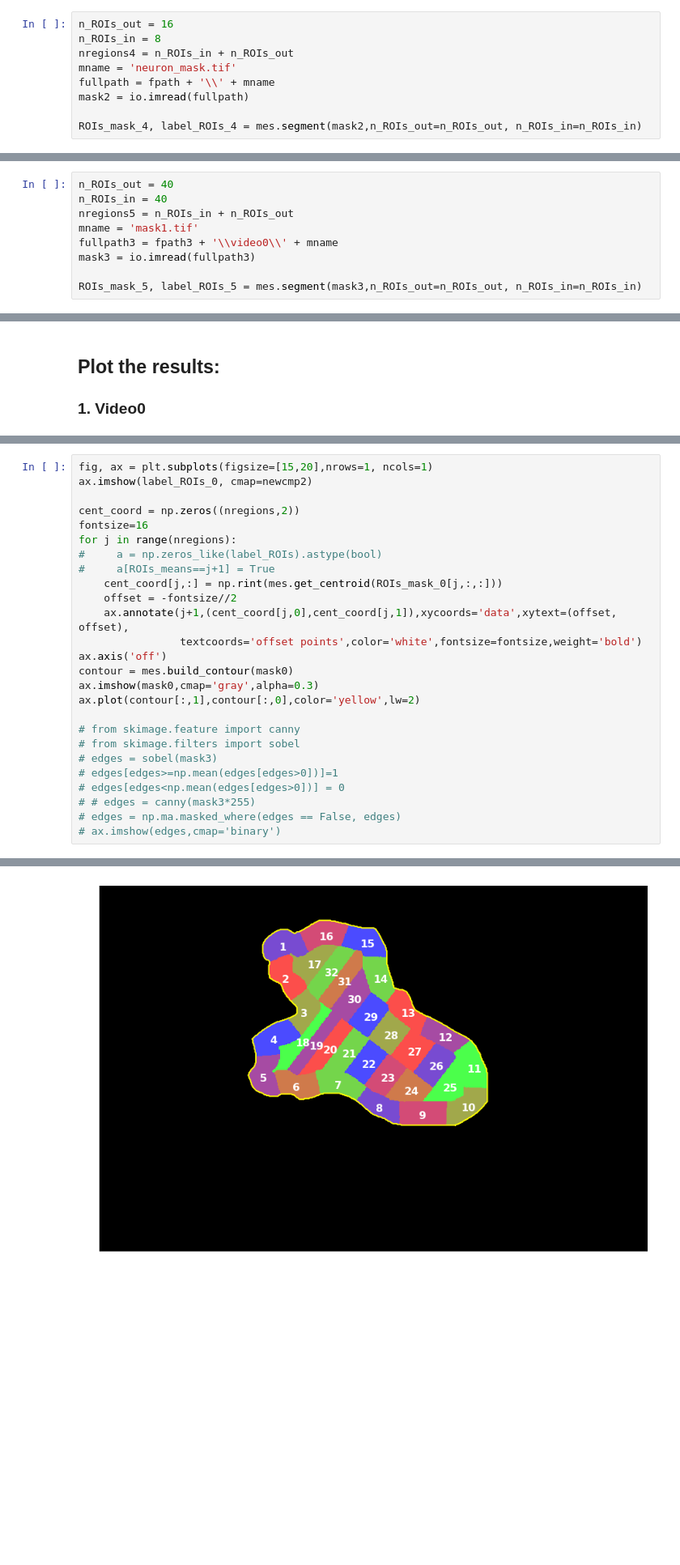
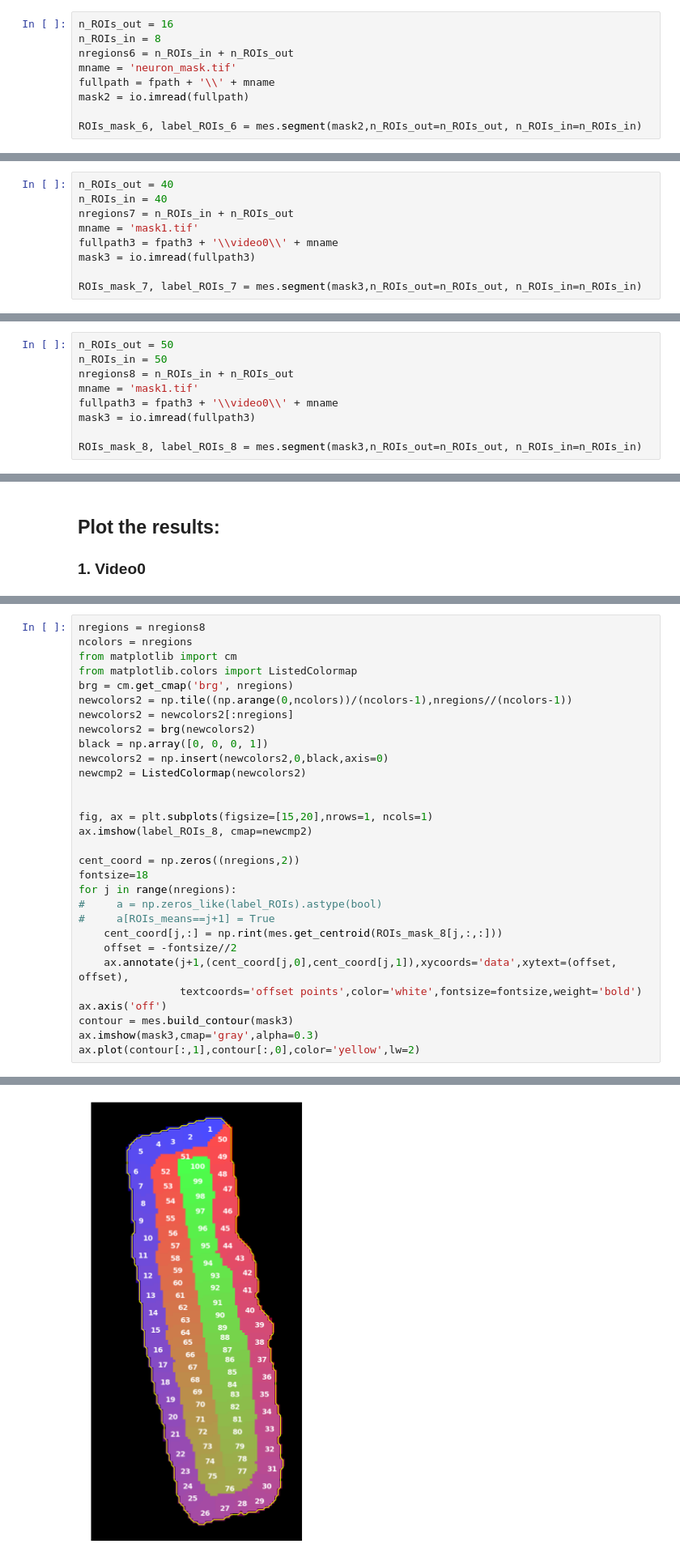
Before and after one commit to zoccoler/metroid, a Jupyter notebook: Examples/Example_MES_Other_cells.ipynb, the cells around one changed output, grey strips where cells are left out. Shown: that part at 81% size. Drawn from its saved outputs; the diff is of its cells as text; blank space fills up the shorter version.

```diff
--- a/Examples/Example_MES_Other_cells.ipynb
+++ b/Examples/Example_MES_Other_cells.ipynb
@@ -81,10 +106,10 @@ ROIs_mask_3, label_ROIs_3 = mes.segment(mask1,n_ROIs_out=n_ROIs_out, n_ROIs_in=n
 # %%
 n_ROIs_out = 16
 n_ROIs_in = 8
-nregions4 = n_ROIs_in + n_ROIs_out
+nregions6 = n_ROIs_in + n_ROIs_out
 mname = 'neuron_mask.tif'
 fullpath = fpath + '\\' + mname
 mask2 = io.imread(fullpath)
 
-ROIs_mask_4, label_ROIs_4 = mes.segment(mask2,n_ROIs_out=n_ROIs_out, n_ROIs_in=n_ROIs_in)
+ROIs_mask_6, label_ROIs_6 = mes.segment(mask2,n_ROIs_out=n_ROIs_out, n_ROIs_in=n_ROIs_in)
 # %% [output]
@@ -92,10 +118,10 @@ ROIs_mask_4, label_ROIs_4 = mes.segment(mask2,n_ROIs_out=n_ROIs_out, n_ROIs_in=n
 # %%
 n_ROIs_out = 40
 n_ROIs_in = 40
-nregions5 = n_ROIs_in + n_ROIs_out
+nregions7 = n_ROIs_in + n_ROIs_out
 mname = 'mask1.tif'
 fullpath3 = fpath3 + '\\video0\\' + mname
 mask3 = io.imread(fullpath3)
 
-ROIs_mask_5, label_ROIs_5 = mes.segment(mask3,n_ROIs_out=n_ROIs_out, n_ROIs_in=n_ROIs_in)
+ROIs_mask_7, label_ROIs_7 = mes.segment(mask3,n_ROIs_out=n_ROIs_out, n_ROIs_in=n_ROIs_in)
 # %% [output]
@@ -102 +129,10 @@ ROIs_mask_5, label_ROIs_5 = mes.segment(mask3,n_ROIs_out=n_ROIs_out, n_ROIs_in=n
 98.78300875602363
+# %%
+n_ROIs_out = 50
+n_ROIs_in = 50
+nregions8 = n_ROIs_in + n_ROIs_out
+mname = 'mask1.tif'
+fullpath3 = fpath3 + '\\video0\\' + mname
+mask3 = io.imread(fullpath3)
+
+ROIs_mask_8, label_ROIs_8 = mes.segment(mask3,n_ROIs_out=n_ROIs_out, n_ROIs_in=n_ROIs_in)
@@ -118,29 +462,33 @@ newcmp2 = ListedColormap(newcolors2)
 # %%
+nregions = nregions8
+ncolors = nregions
+from matplotlib import cm
+from matplotlib.colors import ListedColormap
+brg = cm.get_cmap('brg', nregions)
+newcolors2 = np.tile((np.arange(0,ncolors))/(ncolors-1),nregions//(ncolors-1))
+newcolors2 = newcolors2[:nregions]
+newcolors2 = brg(newcolors2)
+black = np.array([0, 0, 0, 1])
+newcolors2 = np.insert(newcolors2,0,black,axis=0)
+newcmp2 = ListedColormap(newcolors2)
+
+
 fig, ax = plt.subplots(figsize=[15,20],nrows=1, ncols=1)
-ax.imshow(label_ROIs_0, cmap=newcmp2)
+ax.imshow(label_ROIs_8, cmap=newcmp2)
 
 cent_coord = np.zeros((nregions,2))
-fontsize=16
+fontsize=18
 for j in range(nregions):
 #     a = np.zeros_like(label_ROIs).astype(bool)
 #     a[ROIs_means==j+1] = True
-    cent_coord[j,:] = np.rint(mes.get_centroid(ROIs_mask_0[j,:,:]))
+    cent_coord[j,:] = np.rint(mes.get_centroid(ROIs_mask_8[j,:,:]))
     offset = -fontsize//2
     ax.annotate(j+1,(cent_coord[j,0],cent_coord[j,1]),xycoords='data',xytext=(offset, offset),
                 textcoords='offset points',color='white',fontsize=fontsize,weight='bold')
 ax.axis('off')
-contour = mes.build_contour(mask0)
-ax.imshow(mask0,cmap='gray',alpha=0.3)
+contour = mes.build_contour(mask3)
+ax.imshow(mask3,cmap='gray',alpha=0.3)
 ax.plot(contour[:,1],contour[:,0],color='yellow',lw=2)
-
-# from skimage.feature import canny
-# from skimage.filters import sobel
-# edges = sobel(mask3)
-# edges[edges>=np.mean(edges[edges>0])]=1
-# edges[edges<np.mean(edges[edges>0])] = 0
-# # edges = canny(mask3*255)
-# edges = np.ma.masked_where(edges == False, edges)
-# ax.imshow(edges,cmap='binary')
 # %% [output]
 [<matplotlib.lines.Line2D at 0x...>]
-[figure, old version]
+[figure, new version]
```
Also changed, not shown: parts of 24 cells of this notebook, 1 other file.
